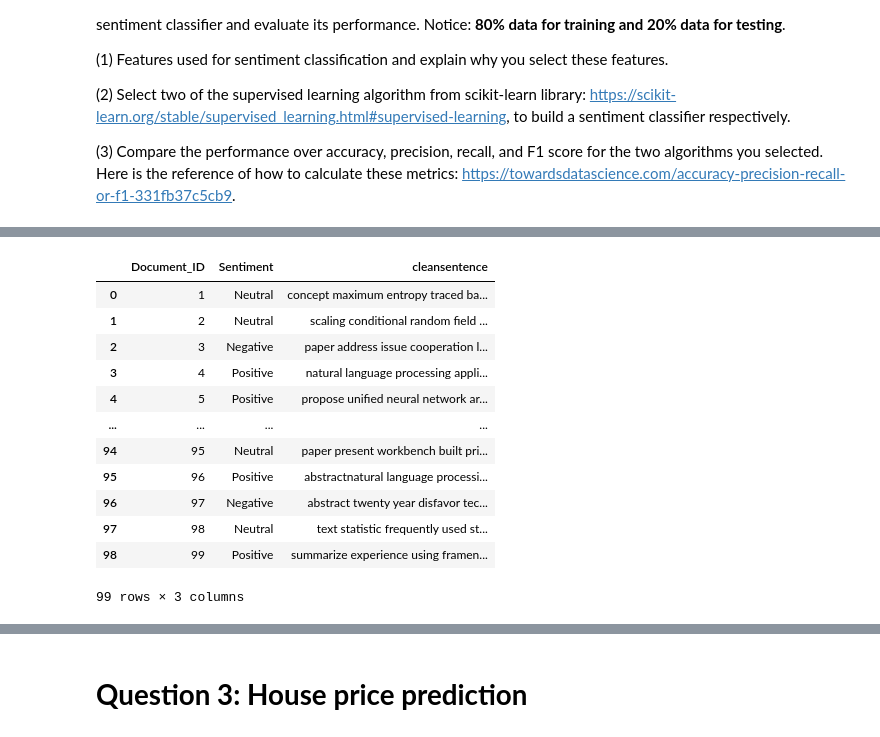
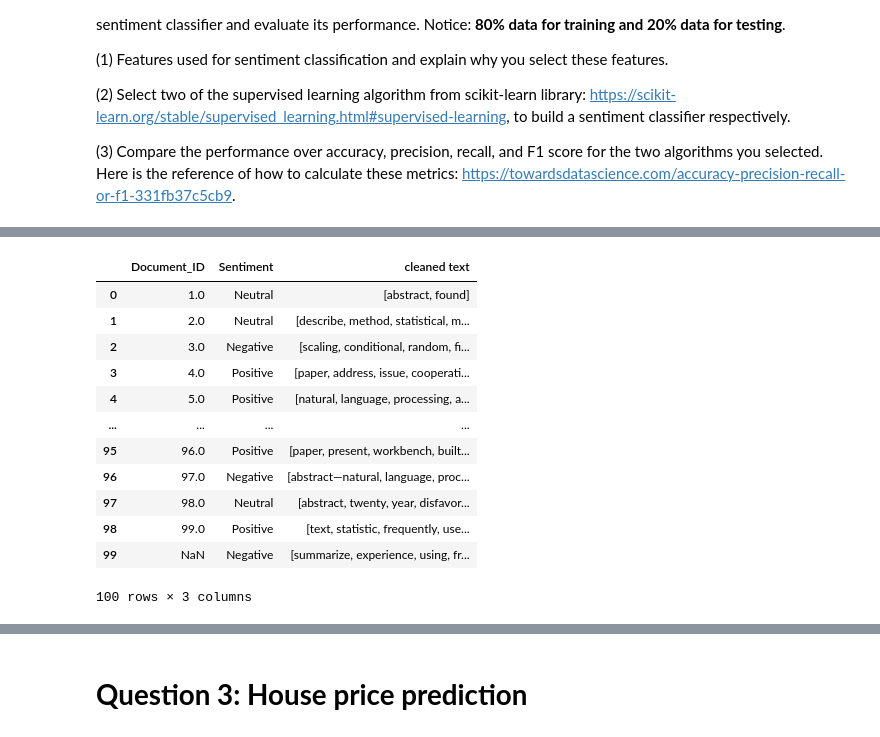
Before and after one commit to hariprasad7/hari_INFO5731_Spring2021, a Jupyter notebook: Copy_of_INFO5731_Assignment_Four.ipynb, the cells around one changed output, grey strips where cells are left out. Drawn from its saved outputs; the diff is of its cells as text; code cells hidden in the pictures.

```diff
--- a/Copy_of_INFO5731_Assignment_Four.ipynb
+++ b/Copy_of_INFO5731_Assignment_Four.ipynb
@@ -181,5 +243,5 @@ def text_clean(text):
 import warnings
 warnings.simplefilter('ignore')
 from itertools import chain
-df['cleaned text']=df1['cleansentence'].apply(text_clean)
+df['cleaned text']=df['Abstract'].apply(text_clean)
 df
@@ -186,20 +262,20 @@ df
 # %%
-df1=df[["Document_ID","Sentiment","cleansentence"]]
+df1=df[["Document_ID","Sentiment","cleaned text"]]
 df1
 # %% [output]
-|  | Document_ID | Sentiment | cleansentence |
-| 0 | 1 | Neutral | concept maximum entropy traced ba... |
-| 1 | 2 | Neutral | scaling conditional random field ... |
-| 2 | 3 | Negative | paper address issue cooperation l... |
-| 3 | 4 | Positive | natural language processing appli... |
-| 4 | 5 | Positive | propose unified neural network ar... |
+|  | Document_ID | Sentiment | cleaned text |
+| 0 | 1.0 | Neutral | [abstract, found] |
+| 1 | 2.0 | Neutral | [describe, method, statistical, m... |
+| 2 | 3.0 | Negative | [scaling, conditional, random, fi... |
+| 3 | 4.0 | Positive | [paper, address, issue, cooperati... |
+| 4 | 5.0 | Positive | [natural, language, processing, a... |
 | ... | ... | ... | ... |
-| 94 | 95 | Neutral | paper present workbench built pri... |
-| 95 | 96 | Positive | abstractnatural language processi... |
-| 96 | 97 | Negative | abstract twenty year disfavor tec... |
-| 97 | 98 | Neutral | text statistic frequently used st... |
-| 98 | 99 | Positive | summarize experience using framen... |
+| 95 | 96.0 | Positive | [paper, present, workbench, built... |
+| 96 | 97.0 | Negative | [abstract—natural, language, proc... |
+| 97 | 98.0 | Neutral | [abstract, twenty, year, disfavor... |
+| 98 | 99.0 | Positive | [text, statistic, frequently, use... |
+| 99 | NaN | Negative | [summarize, experience, using, fr... |
-99 rows × 3 columns
+100 rows × 3 columns
 # %%
 #Feature Selection
 from sklearn.preprocessing import LabelEncoder
```
Also changed, not shown: parts of 11 cells of this notebook.
